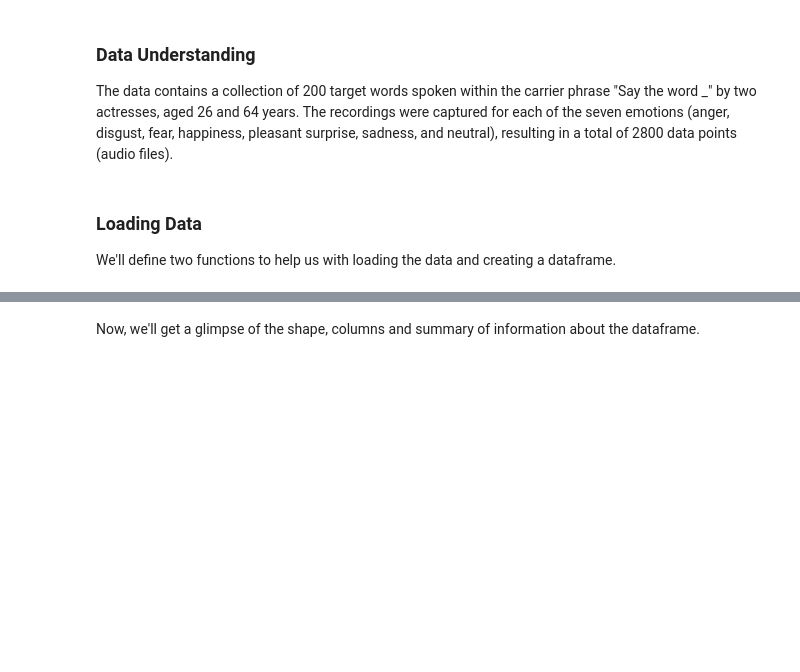
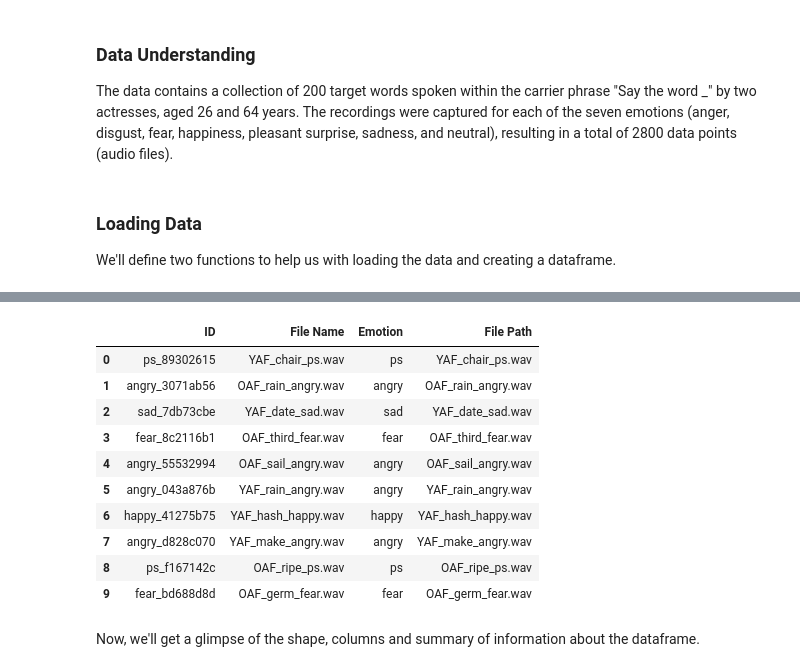
Before and after one commit to nyaberimauti/Speech-Recognition-Project, a Jupyter notebook: index.ipynb, the cells around one changed output, grey strips where cells are left out. Drawn from its saved outputs; the diff is of its cells as text; code cells hidden in the pictures; blank space fills up the shorter version.

```diff
--- a/index.ipynb
+++ b/index.ipynb
@@ -37 +39,34 @@ from sklearn.metrics import confusion_matrix
 import streamlit as st
+# %%
+#Define class data sourcing, data preprocessing, analysis, model deployment
+"""
+A Class that takes the folder path as an argument when initialised,
+It initialises self.data as None to be used as a variable by its method
+It has two methods, extract_emotion() for separating the file names and
+create_emotional_dataframe() for creating and returning the dataframe
+"""
+
+class DataSourcing:
+    def __init__(self, folder_path):
+        self.folder_path = folder_path
+        self.data = None
+
+    @staticmethod
+    def extract_emotion(file_name):
+        parts = file_name.split('_')
+        emotion = parts[-1].split('.')[0]
+        return emotion
+
+    def create_emotional_dataframe(self):
+        if self.folder_path is None:
+            raise ValueError("Folder path is not provided.")
+
+        data = []
+        for file_name in os.listdir(self.folder_path):
+            emotion = DataSourcing.extract_emotion(file_name)
+            unique_id = f"{emotion}_{str(uuid.uuid4())[:8]}"
+            file_path = os.path.join(file_name)
+            data.append({'ID': unique_id, 'File Name': file_name, 'Emotion': emotion, 'File Path': file_path})
+
+        self.data = pd.DataFrame(data)
+        return self.data
@@ -100,3 +112,27 @@ emotion_df_wav.head(10)
+# %%
+#folder path where your files are located
+folder_path = 'dataverse_files'
+
+#initialize_dataSourcing_object_with_the_folder_path
+data_source = DataSourcing(folder_path)
+
+#create_dataFrame
+emotion_df_wav = data_source.create_emotional_dataframe()
+
+#get the first 10 entries
+emotion_df_wav.head(10)
+# %% [output]
+|  | ID | File Name | Emotion | File Path |
+| 0 | ps_89302615 | YAF_chair_ps.wav | ps | YAF_chair_ps.wav |
+| 1 | angry_3071ab56 | OAF_rain_angry.wav | angry | OAF_rain_angry.wav |
+| 2 | sad_7db73cbe | YAF_date_sad.wav | sad | YAF_date_sad.wav |
+| 3 | fear_8c2116b1 | OAF_third_fear.wav | fear | OAF_third_fear.wav |
+| 4 | angry_55532994 | OAF_sail_angry.wav | angry | OAF_sail_angry.wav |
+| 5 | angry_043a876b | YAF_rain_angry.wav | angry | YAF_rain_angry.wav |
+| 6 | happy_41275b75 | YAF_hash_happy.wav | happy | YAF_hash_happy.wav |
+| 7 | angry_d828c070 | YAF_make_angry.wav | angry | YAF_make_angry.wav |
+| 8 | ps_f167142c | OAF_ripe_ps.wav | ps | OAF_ripe_ps.wav |
+| 9 | fear_bd688d8d | OAF_germ_fear.wav | fear | OAF_germ_fear.wav |
 # %% [markdown]
 Now, we'll get a glimpse of the shape, columns and summary of information about the dataframe.
 # %%
```
Also changed, not shown: parts of 11 cells of this notebook.
